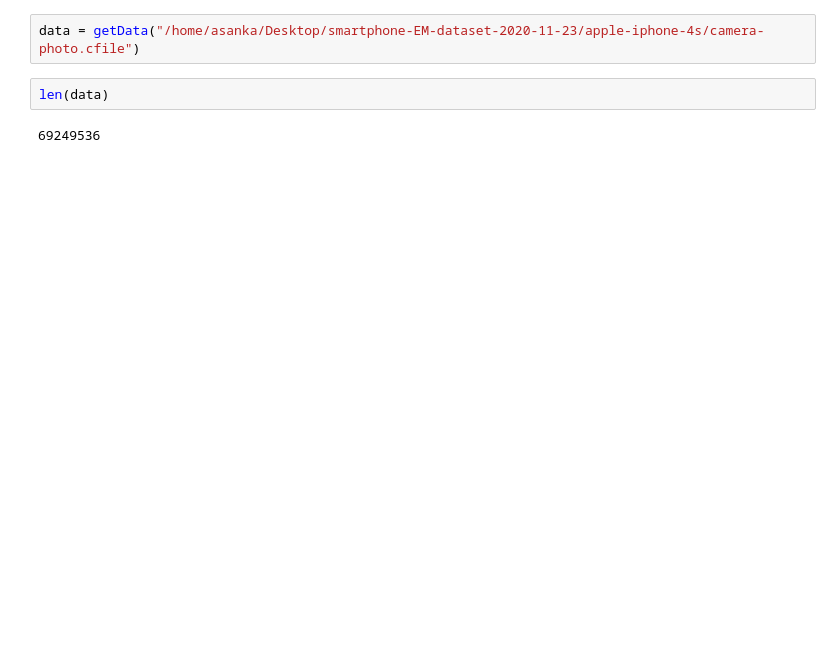
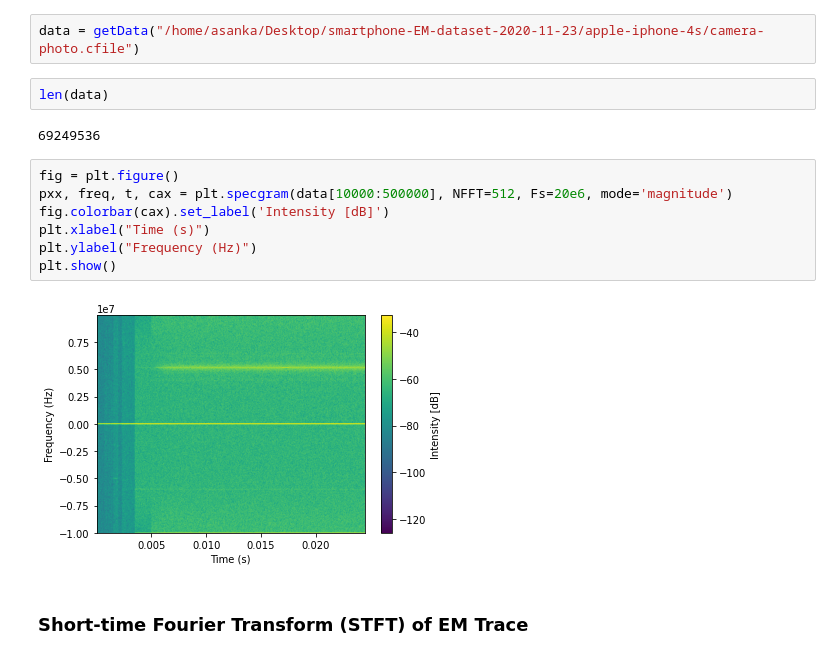
Before and after one commit to asanka-code/EM-SCA-Smartphones, a Jupyter notebook: 1.Preprocessing-EM-Traces.ipynb, the cells around one changed output. Saved outputs shown, nothing was run; the diff lists cells and outputs as text; blank space fills up the shorter version.

Commit message:
STFT operation on the loaded EM data.

```diff
--- a/1.Preprocessing-EM-Traces.ipynb
+++ b/1.Preprocessing-EM-Traces.ipynb
@@ -35,3 +31,14 @@ data = getData("/home/asanka/Desktop/smartphone-EM-dataset-2020-11-23/apple-ipho
 len(data)
 # %% [output]
 69249536
+# %%
+fig = plt.figure()
+pxx, freq, t, cax = plt.specgram(data[10000:500000], NFFT=512, Fs=20e6, mode='magnitude')
+fig.colorbar(cax).set_label('Intensity [dB]')
+plt.xlabel("Time (s)")
+plt.ylabel("Frequency (Hz)")
+plt.show()
+# %% [output]
+[figure, added]
+# %% [markdown]
+### Short-time Fourier Transform (STFT) of EM Trace
```
Also changed, not shown: parts of 8 cells of this notebook, 1 other file.
